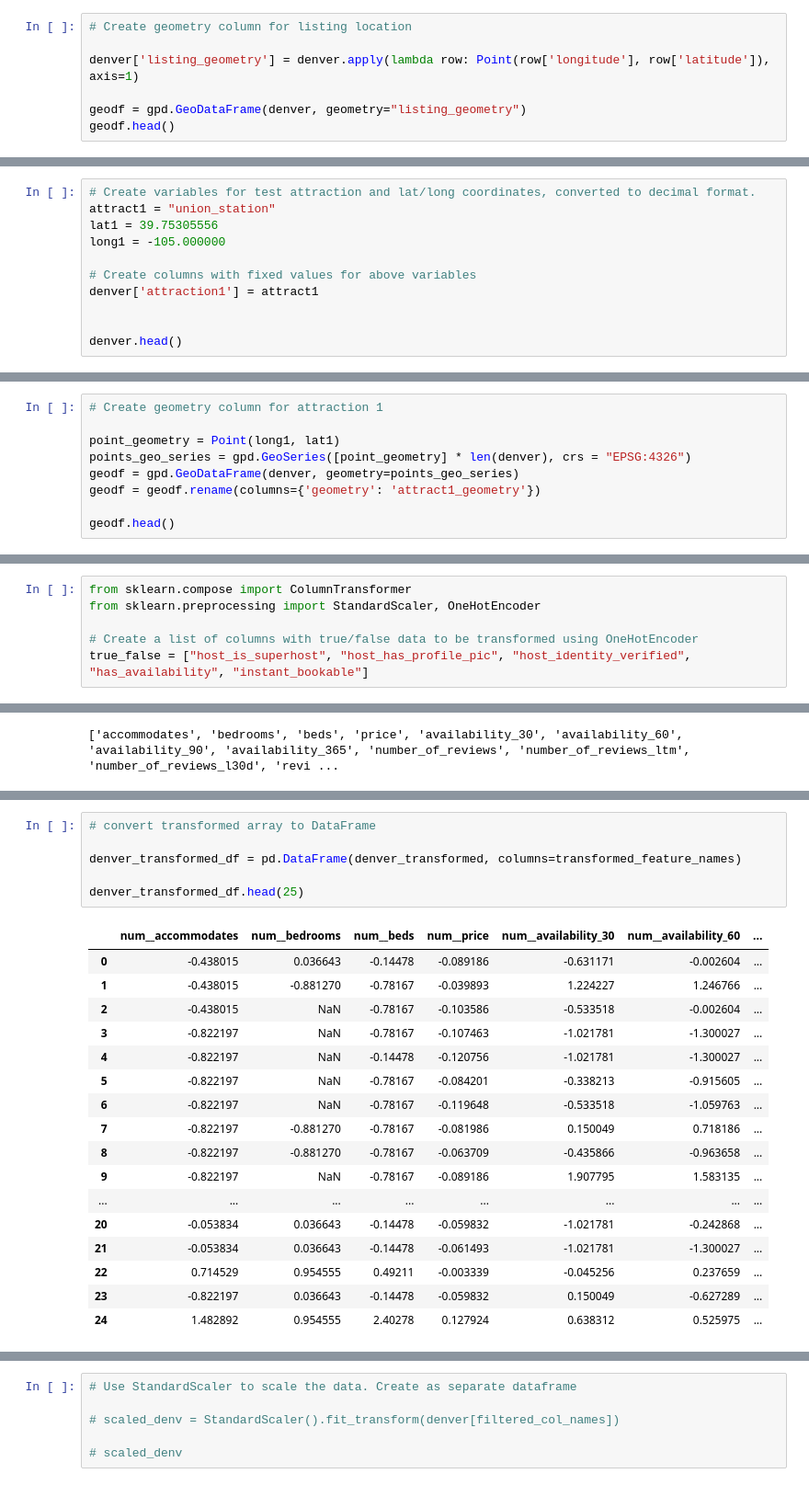
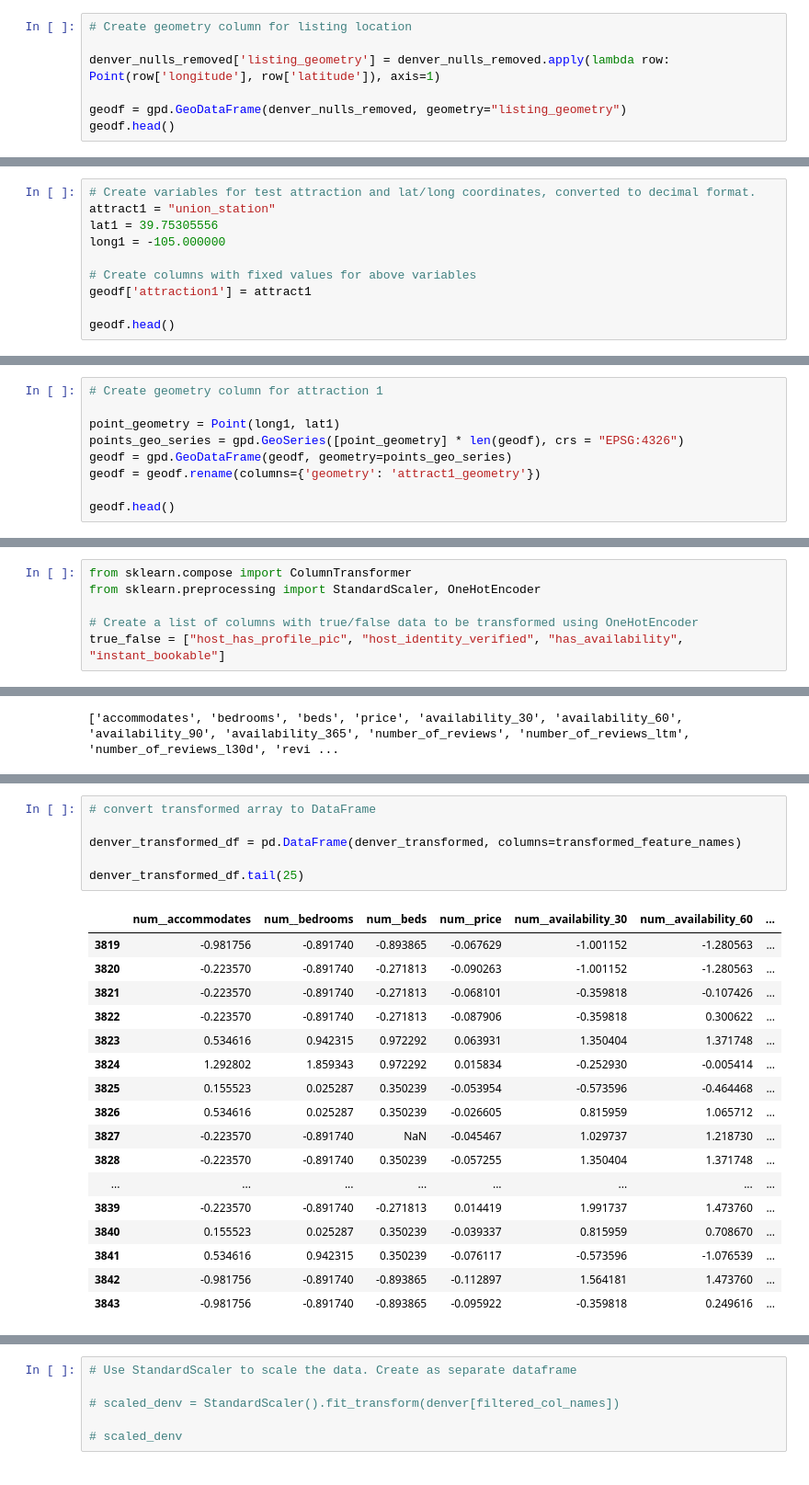
Before and after one commit to mmccanse/L3, a Jupyter notebook: data_prep_mm.ipynb, the cells around one changed output, grey strips where cells are left out. Shown at 92% size. Drawn from its saved outputs; the diff is of its cells as text.

```diff
--- a/data_prep_mm.ipynb
+++ b/data_prep_mm.ipynb
@@ -145,8 +189,8 @@ denver = denver.drop(columns='bathrooms_text')
 # %%
 # Create geometry column for listing location
 
-denver['listing_geometry'] = denver.apply(lambda row: Point(row['longitude'], row['latitude']), axis=1)
+denver_nulls_removed['listing_geometry'] = denver_nulls_removed.apply(lambda row: Point(row['longitude'], row['latitude']), axis=1)
 
-geodf = gpd.GeoDataFrame(denver, geometry="listing_geometry")
+geodf = gpd.GeoDataFrame(denver_nulls_removed, geometry="listing_geometry")
 geodf.head()
 # %% [output]
@@ -163,8 +207,7 @@ lat1 = 39.75305556
 long1 = -105.000000
 
 # Create columns with fixed values for above variables
-denver['attraction1'] = attract1
+geodf['attraction1'] = attract1
 
-
-denver.head()
+geodf.head()
 # %% [output]
@@ -198,8 +221,8 @@ memory usage: 1.8+ MB
 # Create geometry column for attraction 1
 
 point_geometry = Point(long1, lat1)
-points_geo_series = gpd.GeoSeries([point_geometry] * len(denver), crs = "EPSG:4326")
-geodf = gpd.GeoDataFrame(denver, geometry=points_geo_series)
+points_geo_series = gpd.GeoSeries([point_geometry] * len(geodf), crs = "EPSG:4326")
+geodf = gpd.GeoDataFrame(geodf, geometry=points_geo_series)
 geodf = geodf.rename(columns={'geometry': 'attract1_geometry'})
 
 geodf.head()
@@ -365,7 +371,7 @@ from sklearn.compose import ColumnTransformer
 from sklearn.preprocessing import StandardScaler, OneHotEncoder
 
 # Create a list of columns with true/false data to be transformed using OneHotEncoder
-true_false = ["host_is_superhost", "host_has_profile_pic", "host_identity_verified", "has_availability", "instant_bookable"]
+true_false = ["host_has_profile_pic", "host_identity_verified", "has_availability", "instant_bookable"]
 # %%
 # Create a list of column names for numeric data types to prepare to use StandardScaler.
 num_cols_df = geodf.select_dtypes(include = 'number')
@@ -433,24 +454,24 @@ array(['num__accommodates', 'num__bedrooms', 'num__beds', 'num__price',
 # %%
 # convert transformed array to DataFrame
 
 denver_transformed_df = pd.DataFrame(denver_transformed, columns=transformed_feature_names)
 
-denver_transformed_df.head(25)
+denver_transformed_df.tail(25)
 # %% [output]
 |  | num__accommodates | num__bedrooms | num__beds | num__price | num__availability_30 | num__availability_60 | ... |
-| 0 | -0.438015 | 0.036643 | -0.14478 | -0.089186 | -0.631171 | -0.002604 | ... |
-| 1 | -0.438015 | -0.881270 | -0.78167 | -0.039893 | 1.224227 | 1.246766 | ... |
-| 2 | -0.438015 | NaN | -0.78167 | -0.103586 | -0.533518 | -0.002604 | ... |
-| 3 | -0.822197 | NaN | -0.78167 | -0.107463 | -1.021781 | -1.300027 | ... |
-| 4 | -0.822197 | NaN | -0.14478 | -0.120756 | -1.021781 | -1.300027 | ... |
-| 5 | -0.822197 | NaN | -0.78167 | -0.084201 | -0.338213 | -0.915605 | ... |
-| 6 | -0.822197 | NaN | -0.78167 | -0.119648 | -0.533518 | -1.059763 | ... |
-| 7 | -0.822197 | -0.881270 | -0.78167 | -0.081986 | 0.150049 | 0.718186 | ... |
-| 8 | -0.822197 | -0.881270 | -0.78167 | -0.063709 | -0.435866 | -0.963658 | ... |
-| 9 | -0.822197 | NaN | -0.78167 | -0.089186 | 1.907795 | 1.583135 | ... |
+| 3819 | -0.981756 | -0.891740 | -0.893865 | -0.067629 | -1.001152 | -1.280563 | ... |
+| 3820 | -0.223570 | -0.891740 | -0.271813 | -0.090263 | -1.001152 | -1.280563 | ... |
+| 3821 | -0.223570 | -0.891740 | -0.271813 | -0.068101 | -0.359818 | -0.107426 | ... |
+| 3822 | -0.223570 | -0.891740 | -0.271813 | -0.087906 | -0.359818 | 0.300622 | ... |
+| 3823 | 0.534616 | 0.942315 | 0.972292 | 0.063931 | 1.350404 | 1.371748 | ... |
+| 3824 | 1.292802 | 1.859343 | 0.972292 | 0.015834 | -0.252930 | -0.005414 | ... |
+| 3825 | 0.155523 | 0.025287 | 0.350239 | -0.053954 | -0.573596 | -0.464468 | ... |
+| 3826 | 0.534616 | 0.025287 | 0.350239 | -0.026605 | 0.815959 | 1.065712 | ... |
+| 3827 | -0.223570 | -0.891740 | NaN | -0.045467 | 1.029737 | 1.218730 | ... |
+| 3828 | -0.223570 | -0.891740 | 0.350239 | -0.057255 | 1.350404 | 1.371748 | ... |
 | ... | ... | ... | ... | ... | ... | ... | ... |
-| 20 | -0.053834 | 0.036643 | -0.14478 | -0.059832 | -1.021781 | -0.242868 | ... |
-| 21 | -0.053834 | 0.036643 | -0.14478 | -0.061493 | -1.021781 | -1.300027 | ... |
-| 22 | 0.714529 | 0.954555 | 0.49211 | -0.003339 | -0.045256 | 0.237659 | ... |
-| 23 | -0.822197 | 0.036643 | -0.14478 | -0.059832 | 0.150049 | -0.627289 | ... |
-| 24 | 1.482892 | 0.954555 | 2.40278 | 0.127924 | 0.638312 | 0.525975 | ... |
+| 3839 | -0.223570 | -0.891740 | -0.271813 | 0.014419 | 1.991737 | 1.473760 | ... |
+| 3840 | 0.155523 | 0.025287 | 0.350239 | -0.039337 | 0.815959 | 0.708670 | ... |
+| 3841 | 0.534616 | 0.942315 | 0.350239 | -0.076117 | -0.573596 | -1.076539 | ... |
+| 3842 | -0.981756 | -0.891740 | -0.893865 | -0.112897 | 1.564181 | 1.473760 | ... |
+| 3843 | -0.981756 | -0.891740 | -0.893865 | -0.095922 | -0.359818 | 0.249616 | ... |
```
Also changed, not shown: parts of 26 cells of this notebook.
